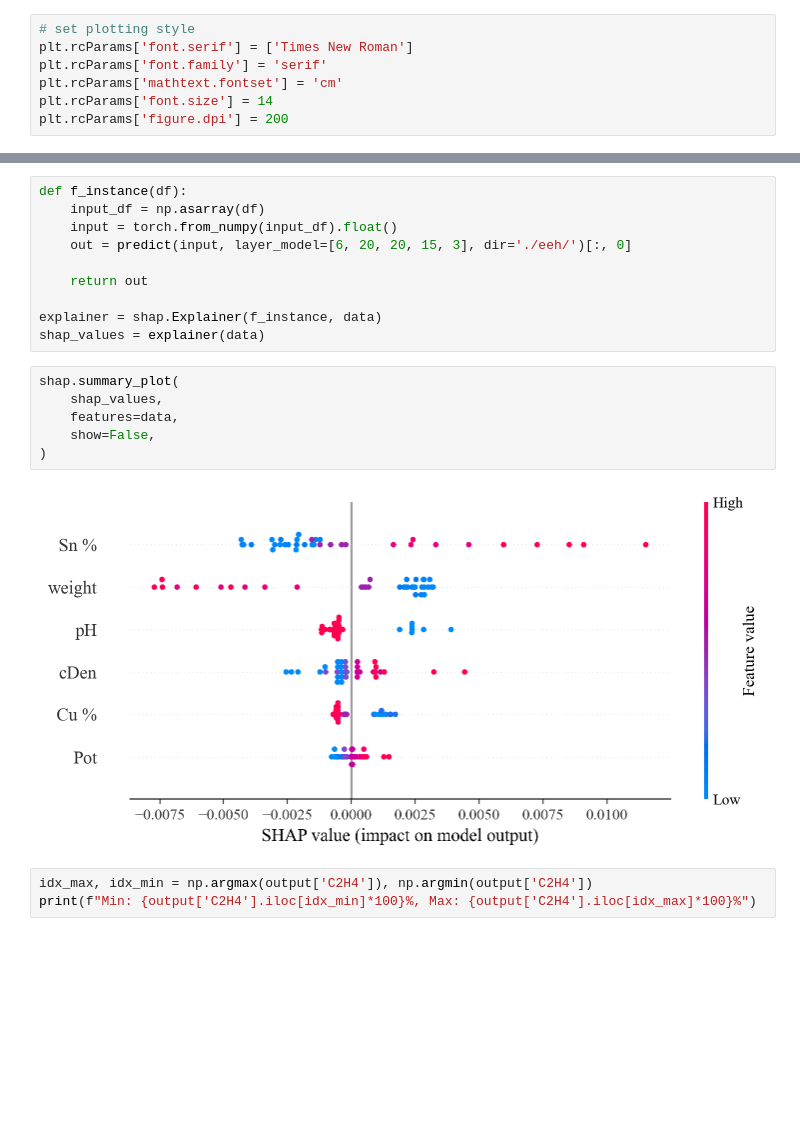
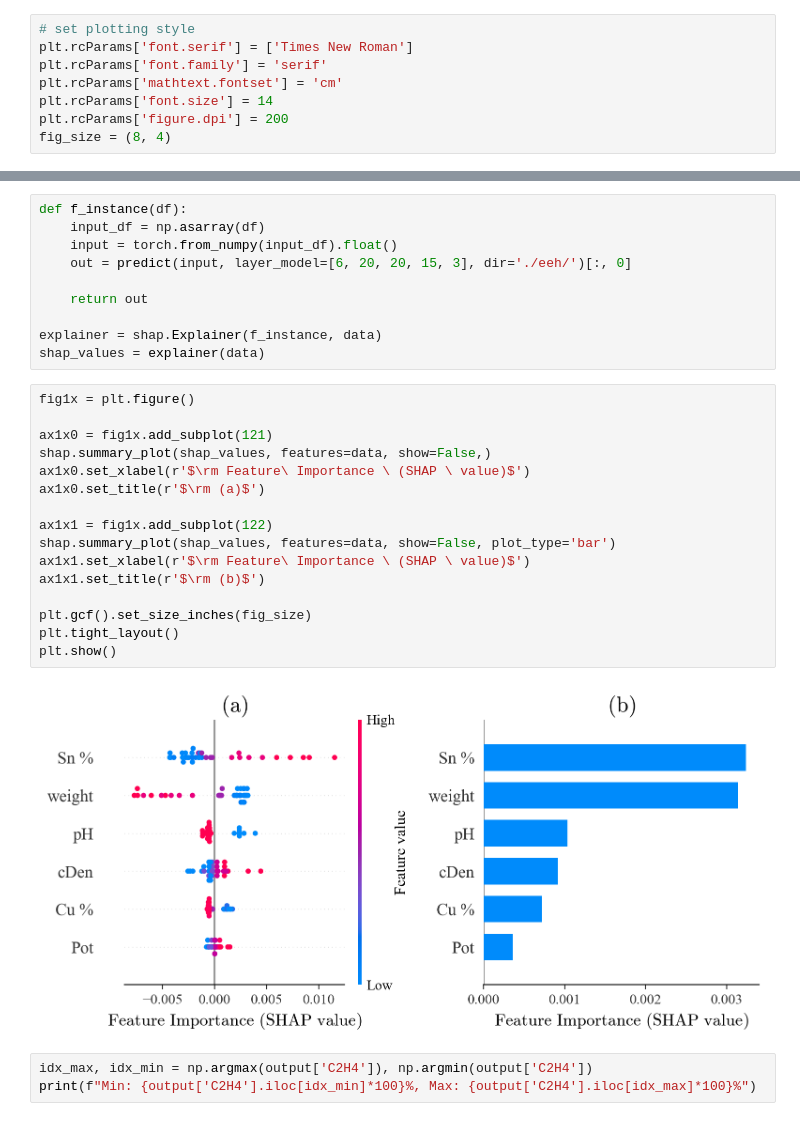
Before and after one commit to EnthusiasticTeslim/ReductElectro, a Jupyter notebook: neuralnetwork/eeh/shap-analysis.ipynb, the cells around one changed output, grey strips where cells are left out. Saved outputs shown, nothing was run; the diff lists cells and outputs as text; blank space fills up the shorter version.

Commit message:
shap analysis of eeh

```diff
--- a/neuralnetwork/eeh/shap-analysis.ipynb
+++ b/neuralnetwork/eeh/shap-analysis.ipynb
@@ -23,6 +23,7 @@ plt.rcParams['font.family'] = 'serif'
 plt.rcParams['mathtext.fontset'] = 'cm'
 plt.rcParams['font.size'] = 14
 plt.rcParams['figure.dpi'] = 200
+fig_size = (8, 4)
 # %% [markdown]
 ## Load Experimental Data
 # %%
@@ -89,14 +90,24 @@ def f_instance(df):
 
 explainer = shap.Explainer(f_instance, data)
 shap_values = explainer(data)
-# %%
-shap.summary_plot(
-    shap_values,
-    features=data,
-    show=False,
-)
-# %% [output]
-[figure, removed]
+# %%
+fig1x = plt.figure()
+
+ax1x0 = fig1x.add_subplot(121)
+shap.summary_plot(shap_values, features=data, show=False,)
+ax1x0.set_xlabel(r'$\rm Feature\ Importance \ (SHAP \ value)$')
+ax1x0.set_title(r'$\rm (a)$')
+
+ax1x1 = fig1x.add_subplot(122)
+shap.summary_plot(shap_values, features=data, show=False, plot_type='bar')
+ax1x1.set_xlabel(r'$\rm Feature\ Importance \ (SHAP \ value)$')
+ax1x1.set_title(r'$\rm (b)$')
+
+plt.gcf().set_size_inches(fig_size)
+plt.tight_layout()
+plt.show()
+# %% [output]
+[figure, added]
 # %%
 idx_max, idx_min = np.argmax(output['C2H4']), np.argmin(output['C2H4'])
 print(f"Min: {output['C2H4'].iloc[idx_min]*100}%, Max: {output['C2H4'].iloc[idx_max]*100}%")
```
Also changed, not shown: parts of 14 cells of this notebook.
